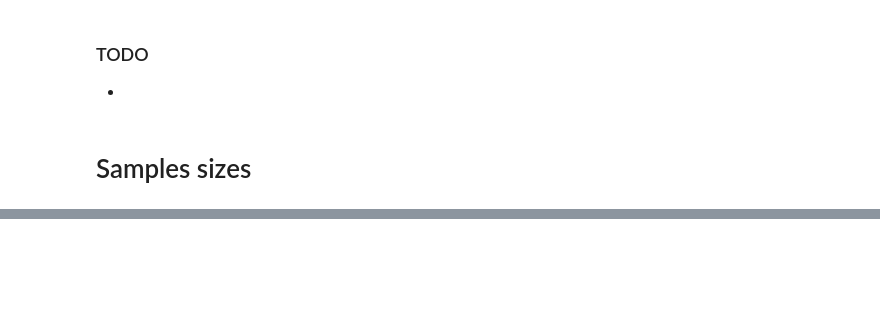
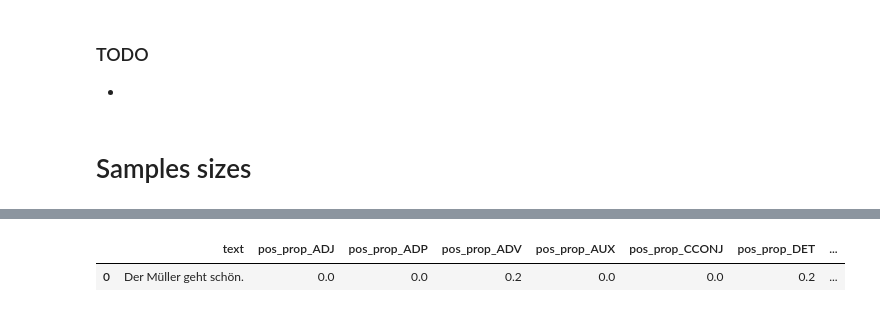
Before and after one commit to CATALPAresearch/wespa, a Jupyter notebook: 02-descriptive-analysis.ipynb, the cells around one changed output, grey strips where cells are left out. Cells and saved outputs as stored; diff of their text form; code cells hidden in the pictures; blank space fills up the shorter version.

```diff
--- a/02-descriptive-analysis.ipynb
+++ b/02-descriptive-analysis.ipynb
@@ -105,0 +104,16 @@ ParserError: Error tokenizing data. C error: Calling read(nbytes) on source fail
+# %%
+import spacy
+import textdescriptives as td
+#nlp = spacy.load("en_core_web_sm")
+nlp = spacy.load("de_core_news_md")
+nlp.add_pipe("textdescriptives/pos_proportions")
+#doc = nlp("The world is changed. I feel it in the water. I feel it in the earth. I smell it in the air. Much that once was is lost, for none now live who remember it.")
+doc = nlp("Der Müller geht schön.")
+# all attributes are stored as a dict in the ._.pos_proportions attribute
+doc._.pos_proportions
+
+# extract to dataframe
+td.extract_df(doc)
+# %% [output]
+|  | text | pos_prop_ADJ | pos_prop_ADP | pos_prop_ADV | pos_prop_AUX | pos_prop_CCONJ | pos_prop_DET | ... |
+| 0 | Der Müller geht schön. | 0.0 | 0.0 | 0.2 | 0.0 | 0.0 | 0.2 | ... |
```
Also changed, not shown: parts of 1 cell of this notebook, 6 other files.
